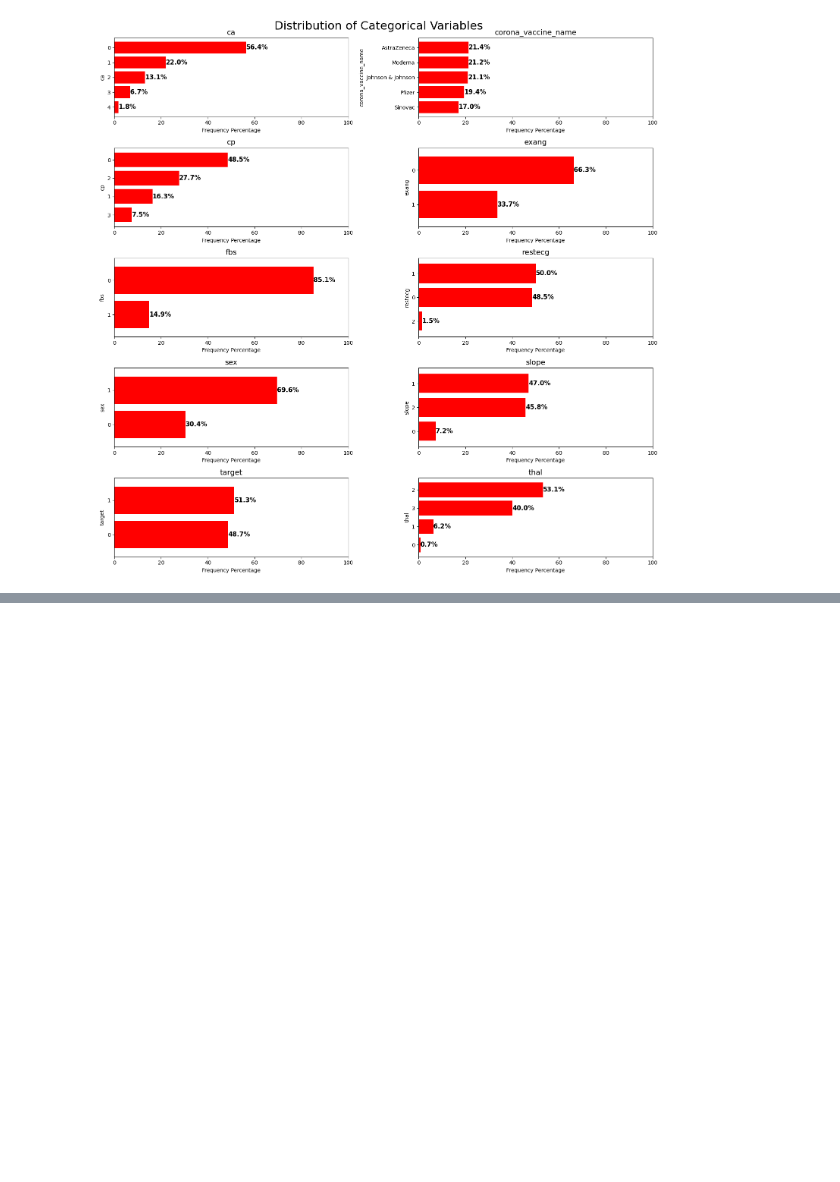
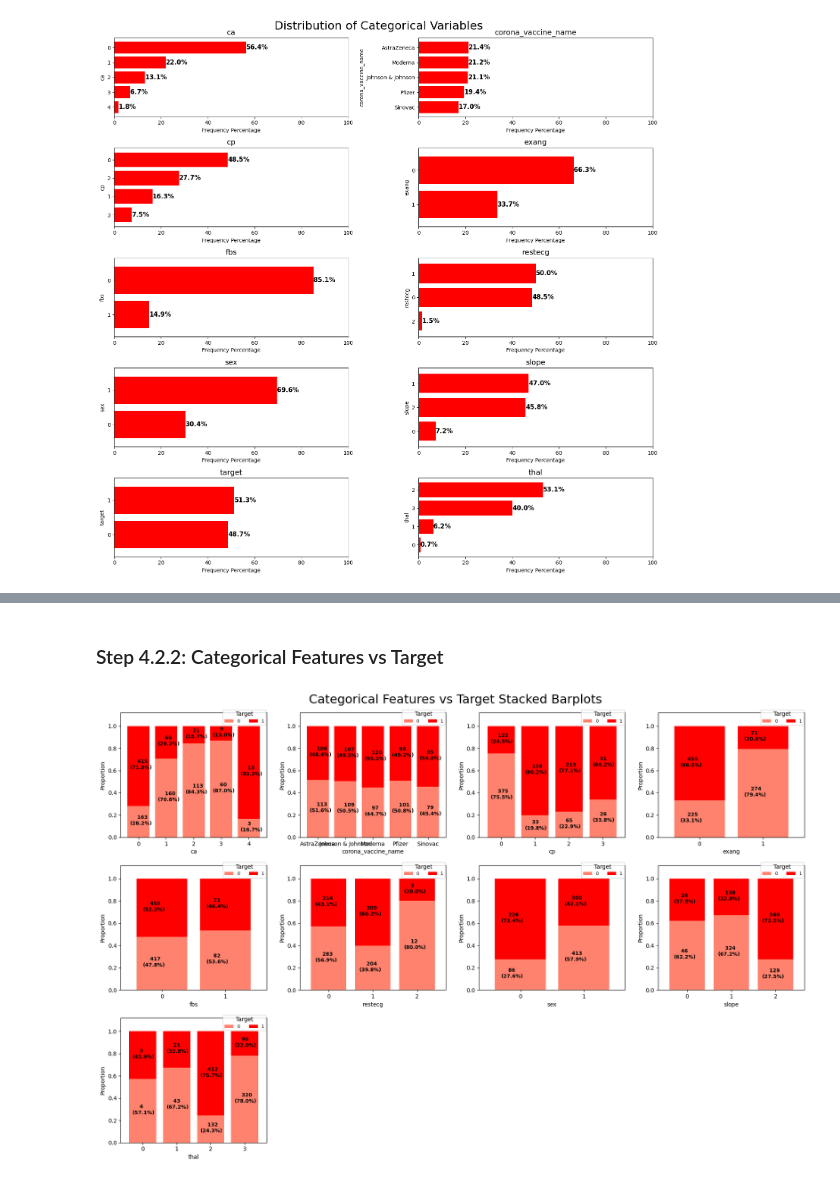
Before and after one commit to Mihishi/sca-supervised-prediction-model, a Jupyter notebook: sudden_cardiac_arrest.ipynb, the cells around one changed output, grey strips where cells are left out. Saved outputs shown, nothing was run; the diff lists cells and outputs as text; code cells hidden in the pictures; blank space fills up the shorter version.

```diff
--- a/sudden_cardiac_arrest.ipynb
+++ b/sudden_cardiac_arrest.ipynb
@@ -237,0 +270,55 @@ plt.show()
+# %% [markdown]
+### Step 4.2.2: Categorical Features vs Target
+# %%
+# Remove 'target' from the categorical_features
+categorical_features = [feature for feature in categorical_features if feature != 'target']
+# %%
+import math
+from matplotlib.colors import ListedColormap
+
+# Remove target column from the categorical features
+categorical_features = [feature for feature in categorical_features if feature != 'target']
+
+# Dynamically calculate rows and columns
+n_features = len(categorical_features)
+ncols = 4
+nrows = math.ceil(n_features / ncols)
+
+# Create subplot grid
+fig, ax = plt.subplots(nrows=nrows, ncols=ncols, figsize=(18, nrows * 4))
+ax = np.array(ax).reshape(nrows, ncols)
+
+# Loop through features
+for i, col in enumerate(categorical_features):
+    x, y = i // ncols, i % ncols
+
+    cross_tab = pd.crosstab(index=sca_df[col], columns=sca_df['target'])
+    cross_tab_prop = pd.crosstab(index=sca_df[col], columns=sca_df['target'], normalize='index')
+
+    cmp = ListedColormap(['#ff826e', 'red'])
+
+    cross_tab_prop.plot(kind='bar', ax=ax[x, y], stacked=True, width=0.8,
+                        colormap=cmp, legend=False, ylabel='Proportion')
+
+    for idx, val in enumerate([*cross_tab.index.values]):
+        for (proportion, count, y_location) in zip(cross_tab_prop.loc[val],
+                                                   cross_tab.loc[val],
+                                                   cross_tab_prop.loc[val].cumsum()):
+            ax[x, y].text(x=idx-0.3, y=(y_location - proportion) + (proportion / 2) - 0.03,
+                          s=f'    {count}\n({np.round(proportion * 100, 1)}%)',
+                          color="black", fontsize=9, fontweight="bold")
+
+    ax[x, y].legend(title='Target', loc=(0.7, 0.9), fontsize=8, ncol=2)
+    ax[x, y].set_ylim([0, 1.12])
+    ax[x, y].set_xticklabels(ax[x, y].get_xticklabels(), rotation=0)
+
+# Turn off unused axes
+for i in range(n_features, nrows * ncols):
+    row, col = i // ncols, i % ncols
+    ax[row, col].axis('off')
+
+plt.suptitle('Categorical Features vs Target Stacked Barplots', fontsize=22)
+plt.tight_layout()
+plt.show()
+# %% [output]
+[figure, added]
```
Also changed, not shown: parts of 3 cells of this notebook.
